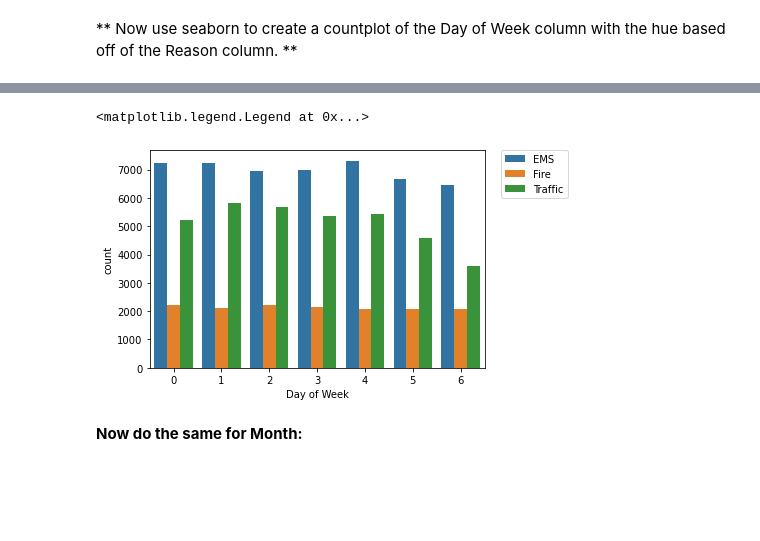
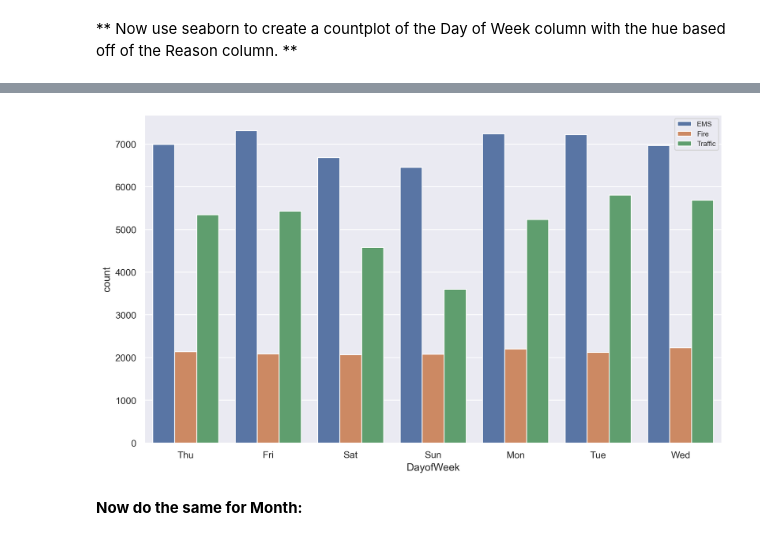
Before and after one commit to myamwalker/Project-2, a Jupyter notebook: 01-911 Calls Data Capstone Project.ipynb, the cells around one changed output, grey strips where cells are left out. Saved outputs shown, nothing was run; the diff lists cells and outputs as text; code cells hidden in the pictures; blank space fills up the shorter version.

```diff
--- a/01-911 Calls Data Capstone Project.ipynb
+++ b/01-911 Calls Data Capstone Project.ipynb
@@ -157,12 +155,3 @@ time = df['timeStamp'].iloc[0]
 ** Notice how the Day of Week is an integer 0-6. Use the .map() with this dictionary to map the actual string names to the day of the week: **
 
     dmap = {0:'Mon',1:'Tue',2:'Wed',3:'Thu',4:'Fri',5:'Sat',6:'Sun'}
-# %%
-# Creating Hour,month,Day of Week columns based on timestamp column to analyse the count of 911 calls
-# at a specific interval of time
-
-df['Hour'] = df['timeStamp'].apply(lambda time:time.hour)
-df['Month'] = df['timeStamp'].apply(lambda time:time.month)
-df['Day of Week'] = df['timeStamp'].apply(lambda time:time.dayofweek)
-
-df['Day of Week'] = df['Day of Week'].astype(int)
@@ -170,0 +158,6 @@ dmap = {0:'Mon',1:'Tue',2:'Wed',3:'Thu',4:'Fri',5:'Sat',6:'Sun'}
+# %%
+days_week_map = {0:'Mon', 1:'Tue', 2:'Wed', 3:'Thu', 4:'Fri', 5:'Sat', 6:'Sun'}
+df['Hour'] = df.apply(lambda x: x['timeStamp'].hour, axis=1)
+df['Month'] = df.apply(lambda x: x['timeStamp'].month, axis=1)
+df['DayofWeek'] = df.apply(lambda x: days_week_map[x['timeStamp'].dayofweek], axis=1)
+df
@@ -171,6 +178,2 @@ dmap = {0:'Mon',1:'Tue',2:'Wed',3:'Thu',4:'Fri',5:'Sat',6:'Sun'}
 # %% [markdown]
 ** Now use seaborn to create a countplot of the Day of Week column with the hue based off of the Reason column. **
-# %%
-# Map strings to the day of week
-
-df["Day of Week"] = df["Day of Week"].map(dmap)
@@ -180,10 +180,11 @@ df["Day of Week"] = df["Day of Week"].map(dmap)
-# %%
-# Plotting the number of 911 calls made during day of week
-
-sns.countplot(x='Day of Week',data = df , hue = 'Reason')
-plt.legend(bbox_to_anchor=(1.05,1),loc=2,borderaxespad=0.)
-# %% [output]
-<matplotlib.legend.Legend at 0x...>
-[figure, removed]
+# %%
+plt.figure(figsize=(12,7))
+sns.set_theme(style="darkgrid")
+
+sns.countplot(x='DayofWeek', hue='Reason', data=df)
+plt.legend(loc=1,fontsize=8)
+plt.show();
+# %% [output]
+[figure, added]
 # %% [markdown]
 **Now do the same for Month:**
```
Also changed, not shown: parts of 44 cells of this notebook.
